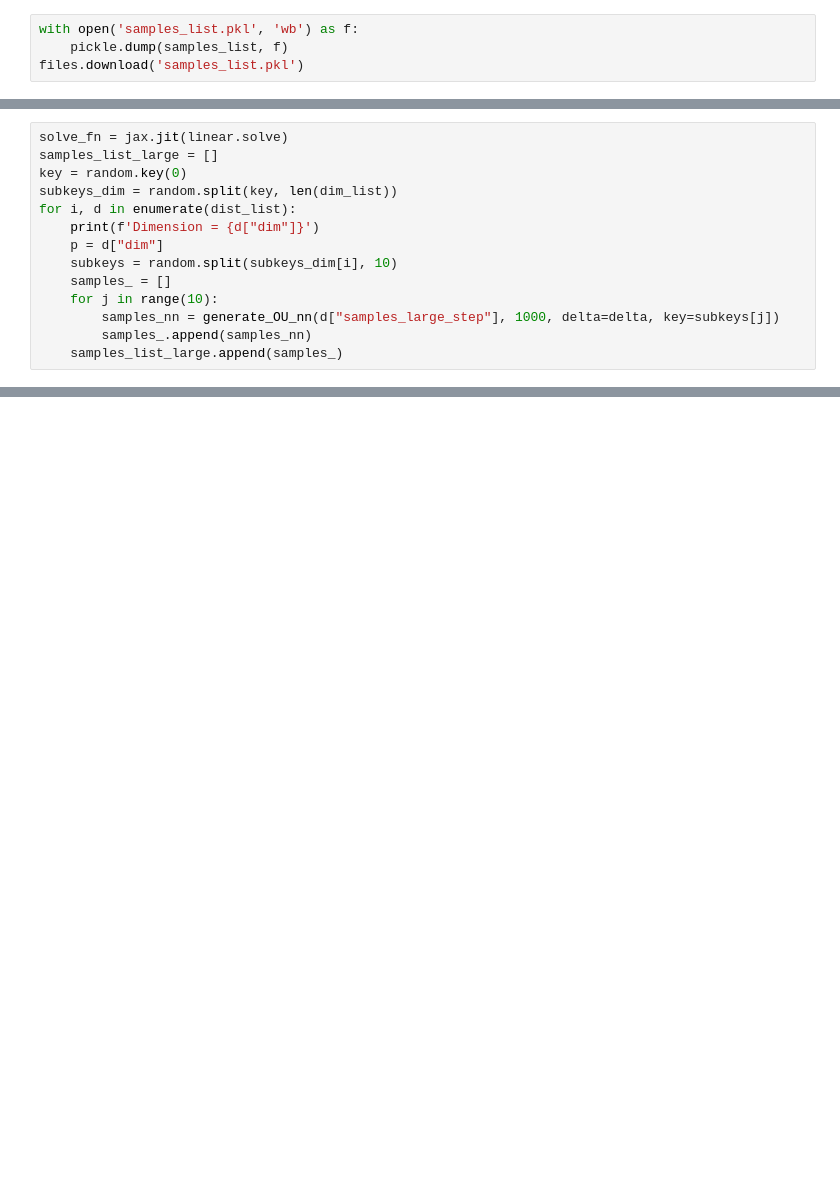
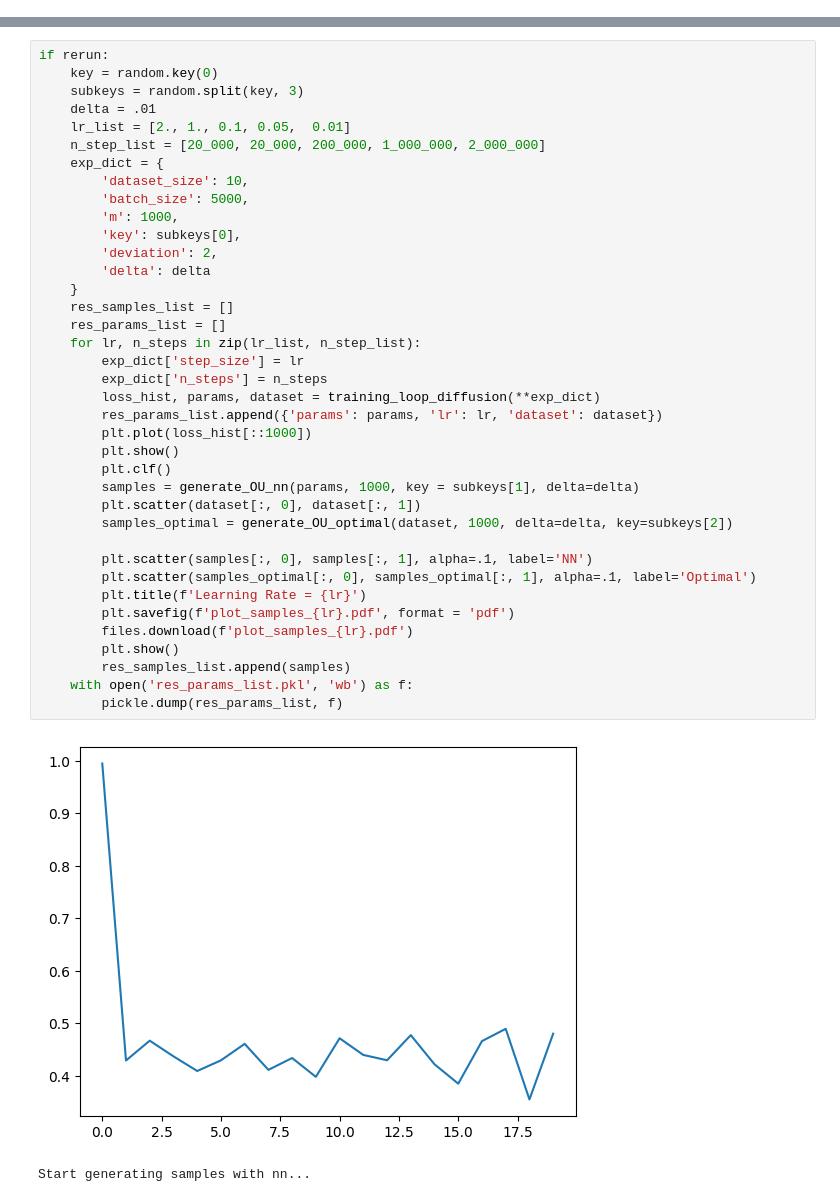
Before and after one commit to pojoowu/Prevent-Memorization-via-implicit-regularization, a Jupyter notebook: exp_2_layer_nn_diffusion.ipynb, the cells around one changed output, grey strips where cells are left out. Drawn from its saved outputs; the diff is of its cells as text; blank space fills up the shorter version.

```diff
--- a/exp_2_layer_nn_diffusion.ipynb
+++ b/exp_2_layer_nn_diffusion.ipynb
@@ -317,4 +20,0 @@ Start generating samples with nn...
-# %%
-with open('samples_list.pkl', 'wb') as f:
-    pickle.dump(samples_list, f)
-files.download('samples_list.pkl')
@@ -464,14 +20,0 @@ Start generating samples with optimal score...
-# %%
-solve_fn = jax.jit(linear.solve)
-samples_list_large = []
-key = random.key(0)
-subkeys_dim = random.split(key, len(dim_list))
-for i, d in enumerate(dist_list):
-    print(f'Dimension = {d["dim"]}')
-    p = d["dim"]
-    subkeys = random.split(subkeys_dim[i], 10)
-    samples_ = []
-    for j in range(10):
-        samples_nn = generate_OU_nn(d["samples_large_step"], 1000, delta=delta, key=subkeys[j])
-        samples_.append(samples_nn)
-    samples_list_large.append(samples_)
@@ -538,0 +235,41 @@ nn_empirical_converged: False
+# %%
+if rerun:
+    key = random.key(0)
+    subkeys = random.split(key, 3)
+    delta = .01
+    lr_list = [2., 1., 0.1, 0.05,  0.01]
+    n_step_list = [20_000, 20_000, 200_000, 1_000_000, 2_000_000]
+    exp_dict = {
+        'dataset_size': 10,
+        'batch_size': 5000,
+        'm': 1000,
+        'key': subkeys[0],
+        'deviation': 2,
+        'delta': delta
+    }
+    res_samples_list = []
+    res_params_list = []
+    for lr, n_steps in zip(lr_list, n_step_list):
+        exp_dict['step_size'] = lr
+        exp_dict['n_steps'] = n_steps
+        loss_hist, params, dataset = training_loop_diffusion(**exp_dict)
+        res_params_list.append({'params': params, 'lr': lr, 'dataset': dataset})
+        plt.plot(loss_hist[::1000])
+        plt.show()
+        plt.clf()
+        samples = generate_OU_nn(params, 1000, key = subkeys[1], delta=delta)
+        plt.scatter(dataset[:, 0], dataset[:, 1])
+        samples_optimal = generate_OU_optimal(dataset, 1000, delta=delta, key=subkeys[2])
+
+        plt.scatter(samples[:, 0], samples[:, 1], alpha=.1, label='NN')
+        plt.scatter(samples_optimal[:, 0], samples_optimal[:, 1], alpha=.1, label='Optimal')
+        plt.title(f'Learning Rate = {lr}')
+        plt.savefig(f'plot_samples_{lr}.pdf', format = 'pdf')
+        files.download(f'plot_samples_{lr}.pdf')
+        plt.show()
+        res_samples_list.append(samples)
+    with open('res_params_list.pkl', 'wb') as f:
+        pickle.dump(res_params_list, f)
+# %% [output]
+[figure, added]
+Start generating samples with nn...
```
Also changed, not shown: parts of 37 cells of this notebook, 1 other file.
